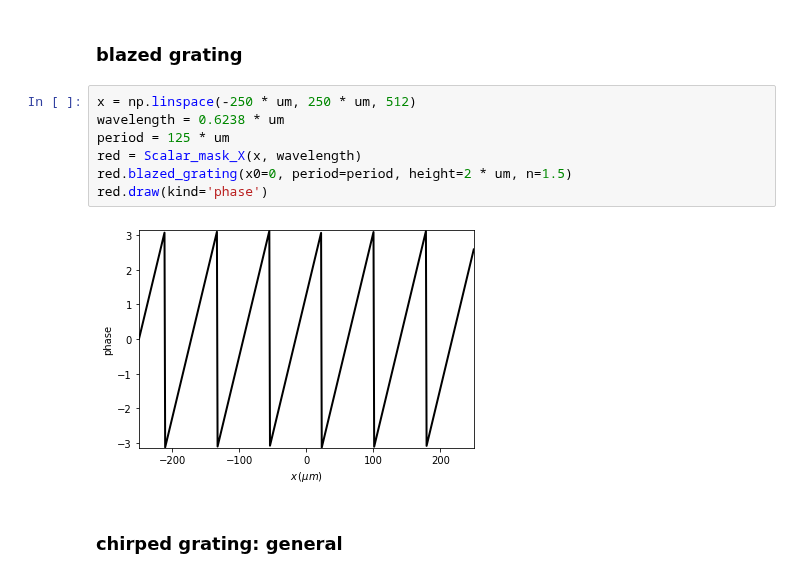
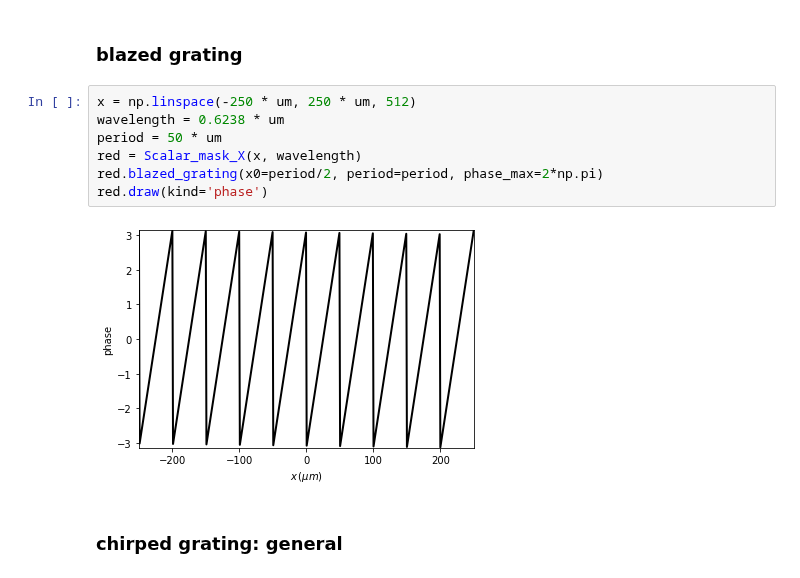
Before and after one commit to aocg-ucm/diffractio, a Jupyter notebook: docs/source/tutorial/scalar_X/masks_x.ipynb, the cells around one changed output. Drawn from its saved outputs; the diff is of its cells as text.

Commit message:
Big bug in Blazed grating

```diff
--- a/docs/source/tutorial/scalar_X/masks_x.ipynb
+++ b/docs/source/tutorial/scalar_X/masks_x.ipynb
@@ -301,12 +301,12 @@ red.draw(kind='phase')
 # %%
 x = np.linspace(-250 * um, 250 * um, 512)
 wavelength = 0.6238 * um
-period = 125 * um
+period = 50 * um
 red = Scalar_mask_X(x, wavelength)
-red.blazed_grating(x0=0, period=period, height=2 * um, n=1.5)
+red.blazed_grating(x0=period/2, period=period, phase_max=2*np.pi)
 red.draw(kind='phase')
 # %% [output]
-[figure, old version]
+[figure, new version]
 # %% [markdown]
 ### chirped grating: general
 # %%
```
Also changed, not shown: 3 other files.
